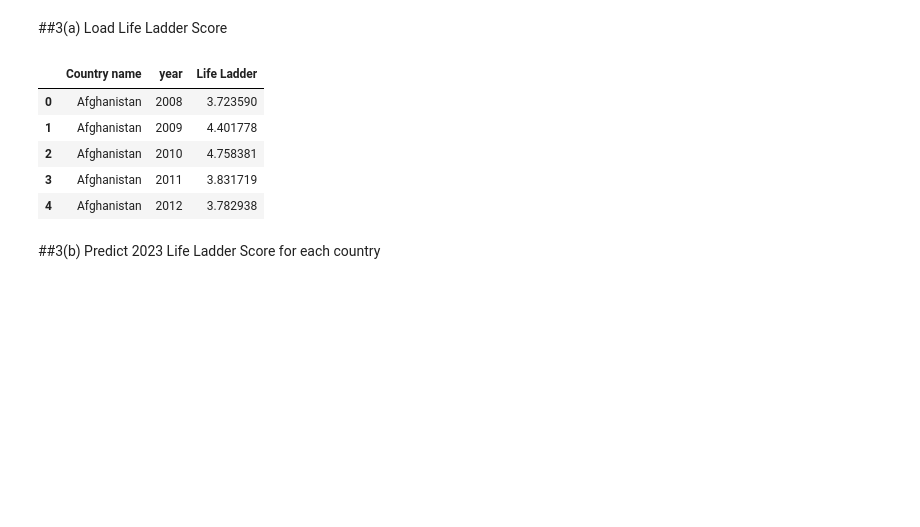
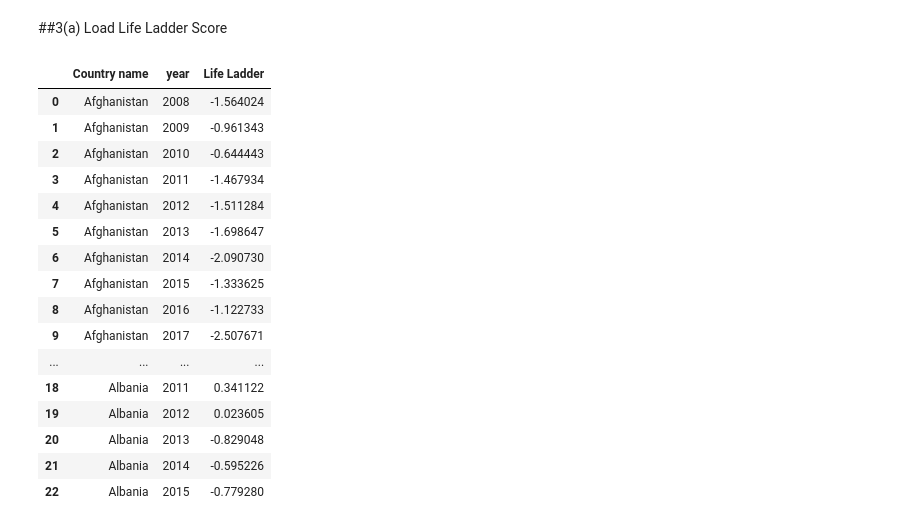
Before and after one commit to nicolesaade/WorldHappinessReportAnalysis, a Jupyter notebook: WorldHappinessReport_Time_Series.ipynb, the cells around one changed output. Saved outputs shown, nothing was run; the diff lists cells and outputs as text; code cells hidden in the pictures; blank space fills up the shorter version.

```diff
--- a/WorldHappinessReport_Time_Series.ipynb
+++ b/WorldHappinessReport_Time_Series.ipynb
@@ -7,30 +7,47 @@
 # %%
 import statsmodels.api as sm
 import pandas as pd
-# Load the data
-data = pd.read_excel('happiness_dataset.xls') #where's 2024 data? we tried predicting 2023 here
+from sklearn.preprocessing import StandardScaler
 
-#Dataframe with ladder score from 2008 to 2022
-ladder_df = data[['Country name', 'year', 'Life Ladder']].loc[data['year']!=2023]
+#Load data
+data = pd.read_excel('happiness_dataset.xls')
 
-#Dataframe with true ladder score
-ladder_2023 = data.loc[data['year']==2023][['Country name', 'Life Ladder']]
+#Normalize data
+scaler = StandardScaler()
+data['Life Ladder'] = scaler.fit_transform(data[['Life Ladder']])
 
+#Dataframe with life ladder score 2005-2020
+ladder_train = data[['Country name', 'year', 'Life Ladder']].loc[~data['year'].isin([2021, 2022, 2023])]
+
+#Dataframe with life ladder score 2021-2023
+ladder_test = data[['Country name', 'year', 'Life Ladder']].loc[data['year'].isin([2021, 2022, 2023])]
+
+#Remove countries with 2005-2020 life ladder score for only one year
 be_removed = ['Cuba', 'Guyana', 'Maldives', 'Oman', 'Suriname']
-#Remove countries with ladder score for only one year
-ladder_df = ladder_df.loc[~ladder_df['Country name'].isin(be_removed)]
-ladder_2023 = ladder_2023.loc[~ladder_2023['Country name'].isin(be_removed)]
+ladder_train = ladder_train.loc[~ladder_train['Country name'].isin(be_removed)]
+ladder_test = ladder_test.loc[~ladder_test['Country name'].isin(be_removed)]
 
-#Remove countries with missing 2023 true ladder score
-ladder_df = ladder_df.loc[ladder_df['Country name'].isin(ladder_2023['Country name'].unique())]
+#Remove countries missing any of the 2021-2023 life ladder score
+countries = set(ladder_test.loc[ladder_test['year']==2021]['Country name'].unique()).intersection(ladder_test.loc[ladder_test['year']==2022]['Country name'].unique(), ladder_test.loc[ladder_test['year']==2023]['Country name'].unique())
+ladder_train = ladder_train.loc[ladder_train['Country name'].isin(countries)]
+ladder_test = ladder_test.loc[ladder_test['Country name'].isin(countries)]
 
-ladder_df.head()
+ladder_train.head(20)
 # %% [output]
 |  | Country name | year | Life Ladder |
-| 0 | Afghanistan | 2008 | 3.723590 |
-| 1 | Afghanistan | 2009 | 4.401778 |
-| 2 | Afghanistan | 2010 | 4.758381 |
-| 3 | Afghanistan | 2011 | 3.831719 |
-| 4 | Afghanistan | 2012 | 3.782938 |
+| 0 | Afghanistan | 2008 | -1.564024 |
+| 1 | Afghanistan | 2009 | -0.961343 |
+| 2 | Afghanistan | 2010 | -0.644443 |
+| 3 | Afghanistan | 2011 | -1.467934 |
+| 4 | Afghanistan | 2012 | -1.511284 |
+| 5 | Afghanistan | 2013 | -1.698647 |
+| 6 | Afghanistan | 2014 | -2.090730 |
+| 7 | Afghanistan | 2015 | -1.333625 |
+| 8 | Afghanistan | 2016 | -1.122733 |
+| 9 | Afghanistan | 2017 | -2.507671 |
+| ... | ... | ... | ... |
+| 18 | Albania | 2011 | 0.341122 |
+| 19 | Albania | 2012 | 0.023605 |
+| 20 | Albania | 2013 | -0.829048 |
+| 21 | Albania | 2014 | -0.595226 |
+| 22 | Albania | 2015 | -0.779280 |
-# %% [markdown]
-##3(b) Predict 2023 Life Ladder Score for each country
```
Also changed, not shown: parts of 15 cells of this notebook.
